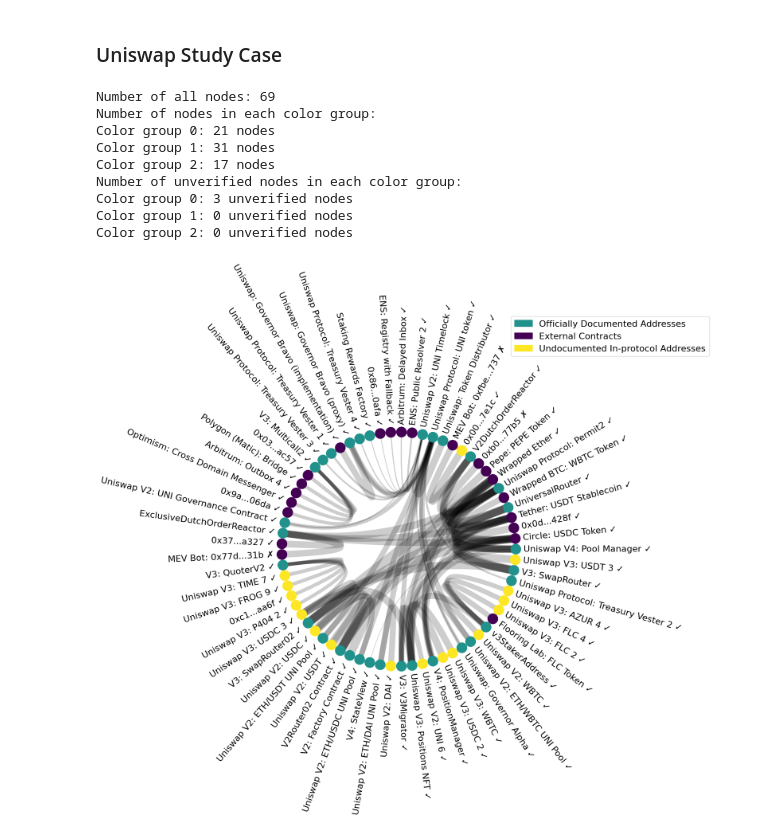
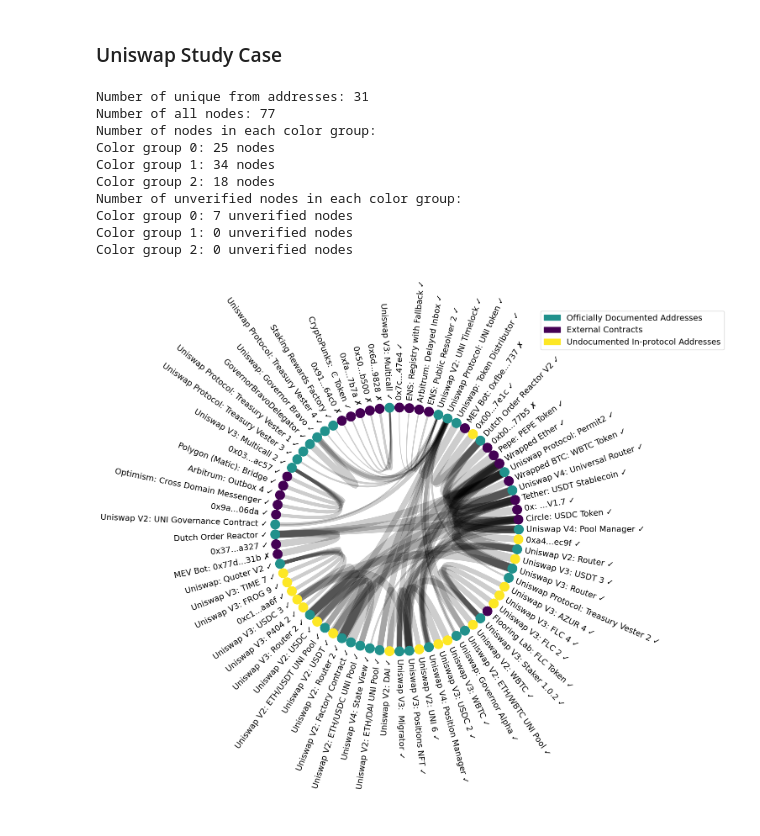
Before and after one commit to mab-xyz/crystal-clear, a Jupyter notebook: experiments/onchain_analysis/visualization/plot_contract_stats.ipynb, the cells around one changed output. Drawn from its saved outputs; the diff is of its cells as text; code cells hidden in the pictures.

Commit message:
update: uniwap data with missing addrs

```diff
--- a/experiments/onchain_analysis/visualization/plot_contract_stats.ipynb
+++ b/experiments/onchain_analysis/visualization/plot_contract_stats.ipynb
@@ -293,29 +293,40 @@ Study cases:
 ### Uniswap Study Case
 # %%
 plt.rcParams.update({
-    'font.size': 16,  # General font size
-    'axes.labelsize': 16,  # Bigger axis labels
+    'font.size': 14,  # General font size
+    'axes.labelsize': 14,  # Bigger axis labels
     'axes.labelweight': 'bold',
-    'axes.titlesize': 16,  # Bigger title
-    'xtick.labelsize': 16,  # Bigger tick labels
-    'ytick.labelsize': 16,
-    'legend.fontsize': 16  # Bigger legend
+    'axes.titlesize': 14,  # Bigger title
+    'xtick.labelsize': 14,  # Bigger tick labels
+    'ytick.labelsize': 14,
+    'legend.fontsize': 14  # Bigger legend
 })
 # %%
 from utils import get_etherscan_label, get_etherscan_verification
 
-official_labels_file_path = "../results/rq4/uniswap_all.csv"
+official_labels_file_path = "../results/rq4/uniswap_labels.csv"
 contracts_file_path = "../results/rq4/uniswap_top_5_to_addr.csv"
-creators_file_path = "../results/rq4/uniswap_top_10_to_creators.csv"
+creators_file_path = "../results/rq4/uniswap_undocumented_inprotocol.csv"
 
 
 def load_data(contracts_file, labels_file, creators_file):
     """Load contracts and address labels data from CSV files."""
     data = pd.read_csv(contracts_file)
+    data["from_address"] = data["from_address"].str.lower()
+    data["to_address"] = data["to_address"].str.lower()
+
     address_labels = pd.read_csv(labels_file)
+    address_labels["address"] = address_labels["address"].str.lower()
+
     creators = pd.read_csv(creators_file)
+    creators["to_address"] = creators["to_address"].str.lower()
+    creators["from_address"] = creators["from_address"].str.lower()
+
     created = creators["to_address"].unique()
     to_addresses = data["to_address"].unique()
+    from_addresses = data["from_address"].unique()
+    print(f"Number of unique from addresses: {len(from_addresses)}")
+
 
     addresses_w_label = address_labels["address"].unique()
     addresses_wo_label = [address for address in to_addresses if address not in addresses_w_label]
@@ -411,8 +422,14 @@ def generate_plot(G):
                "Undocumented In-protocol Addresses"
                ]
 
-    legends = {"loc": "lower left", "borderaxespad": 0.5, "title_fontsize": 12, "labels": labels, "bbox_to_anchor": (0.9, 1.2)
+    legends = {
+        # "loc": "lower left",
+        "borderaxespad": 0.5,
+        "title_fontsize": 10,
+        "labels": labels,
+        "bbox_to_anchor": (1, 1.13),
     }
+
     annotate.node_colormapping(G, "color_group", legend_kwargs=legends)
     plt.tight_layout()
     plt.savefig("../figures/rq4/uniswap_network.pdf", format='pdf', bbox_inches='tight')
@@ -433,41 +450,40 @@ def print_node_statistics(G):
     for group, count in color_group_counts.items():
         print(f"Color group {group}: {count} nodes")
     print("Number of unverified nodes in each color group:")
     for group, count in unverified_count.items():
         print(f"Color group {group}: {count} unverified nodes")
 
 
 # Load data and build initial graph
 data, address_label_dict, address_group_dict, verified_dict, created = load_data(contracts_file_path, official_labels_file_path, creators_file_path)
 G = build_graph(data)
 G = remove_invalid_nodes(G)
 
 
 
 # Apply transformations to edge weights and assign color groups to nodes
 G = apply_edge_transformations(G)
 G = assign_color_groups(G, address_group_dict, created)
 # Relabel nodes with official labels and verification ticks
 G = relabel_nodes_with_labels(G, address_label_dict, verified_dict)
 
 # Print some statistics about the graph
 print_node_statistics(G)
 
 # Generate and save the network plot
 generate_plot(G)
-
-# save the graph as pdf
 # %% [output]
-Number of all nodes: 69
+Number of unique from addresses: 31
+Number of all nodes: 77
 Number of nodes in each color group:
-Color group 0: 21 nodes
-Color group 1: 31 nodes
-Color group 2: 17 nodes
+Color group 0: 25 nodes
+Color group 1: 34 nodes
+Color group 2: 18 nodes
 Number of unverified nodes in each color group:
-Color group 0: 3 unverified nodes
+Color group 0: 7 unverified nodes
 Color group 1: 0 unverified nodes
 Color group 2: 0 unverified nodes
-[figure, old version]
+[figure, new version]
 # %%
 contracts_file_path = "../results/rq4/lido_to_addr.csv"
 official_labels_file_path = "../results/rq4/lido_labels.csv"
```
Also changed, not shown: parts of 1 cell of this notebook, 16 other files.
